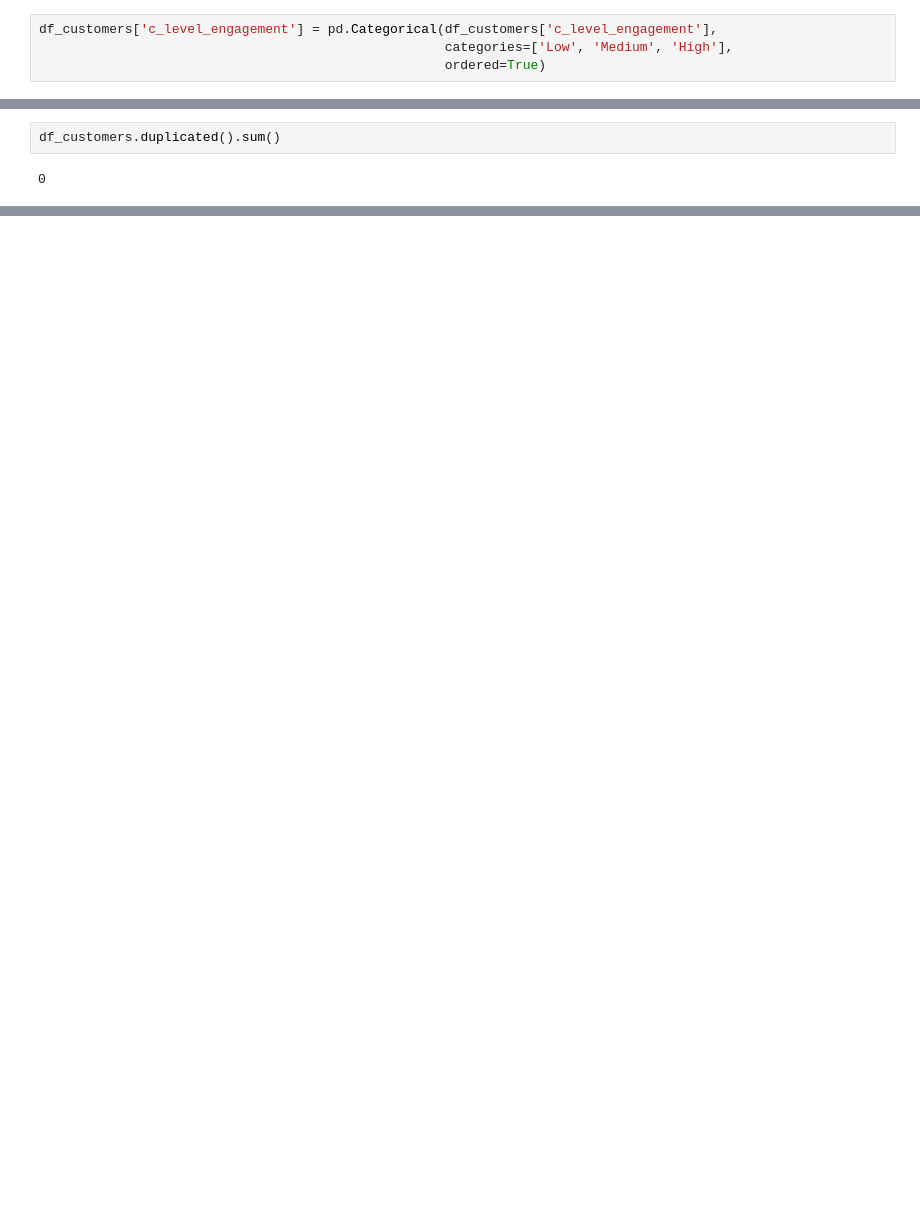
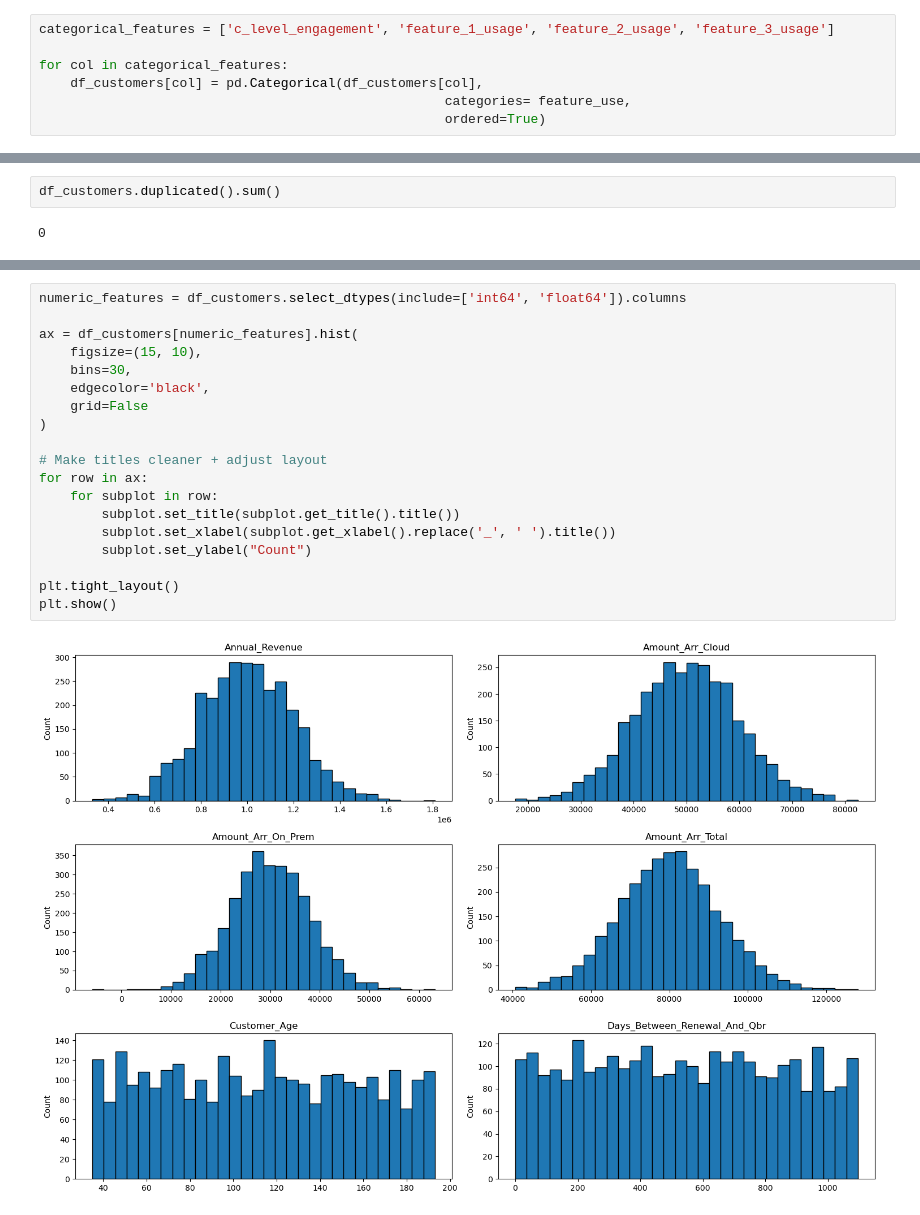
Before and after one commit to YI75/Renewal_Prediction_ML_Project, a Jupyter notebook: renewals.ipynb, the cells around one changed output, grey strips where cells are left out. Saved outputs shown, nothing was run; the diff lists cells and outputs as text; blank space fills up the shorter version.

```diff
--- a/renewals.ipynb
+++ b/renewals.ipynb
@@ -107,5 +111,8 @@ df_customers.describe()
 # %%
-df_customers['c_level_engagement'] = pd.Categorical(df_customers['c_level_engagement'],
-                                                    categories=['Low', 'Medium', 'High'],
+categorical_features = ['c_level_engagement', 'feature_1_usage', 'feature_2_usage', 'feature_3_usage']
+
+for col in categorical_features:
+    df_customers[col] = pd.Categorical(df_customers[col],
+                                                    categories= feature_use,
                                                     ordered=True)
 # %%
@@ -159,0 +169,21 @@ df_customers.duplicated().sum()
+# %%
+numeric_features = df_customers.select_dtypes(include=['int64', 'float64']).columns
+
+ax = df_customers[numeric_features].hist(
+    figsize=(15, 10),
+    bins=30,
+    edgecolor='black',
+    grid=False
+)
+
+# Make titles cleaner + adjust layout
+for row in ax:
+    for subplot in row:
+        subplot.set_title(subplot.get_title().title())
+        subplot.set_xlabel(subplot.get_xlabel().replace('_', ' ').title())
+        subplot.set_ylabel("Count")
+
+plt.tight_layout()
+plt.show()
+# %% [output]
+[figure, added]
```
Also changed, not shown: parts of 13 cells of this notebook.
